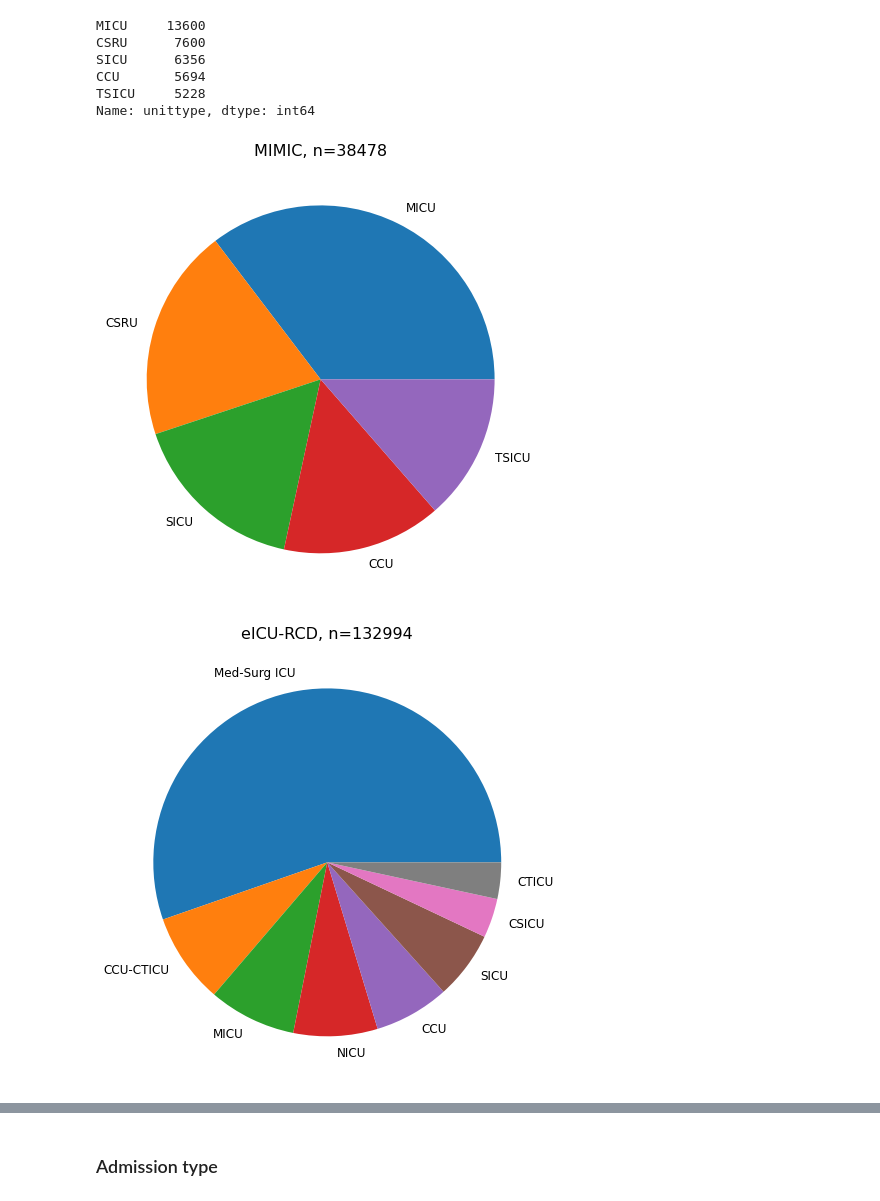
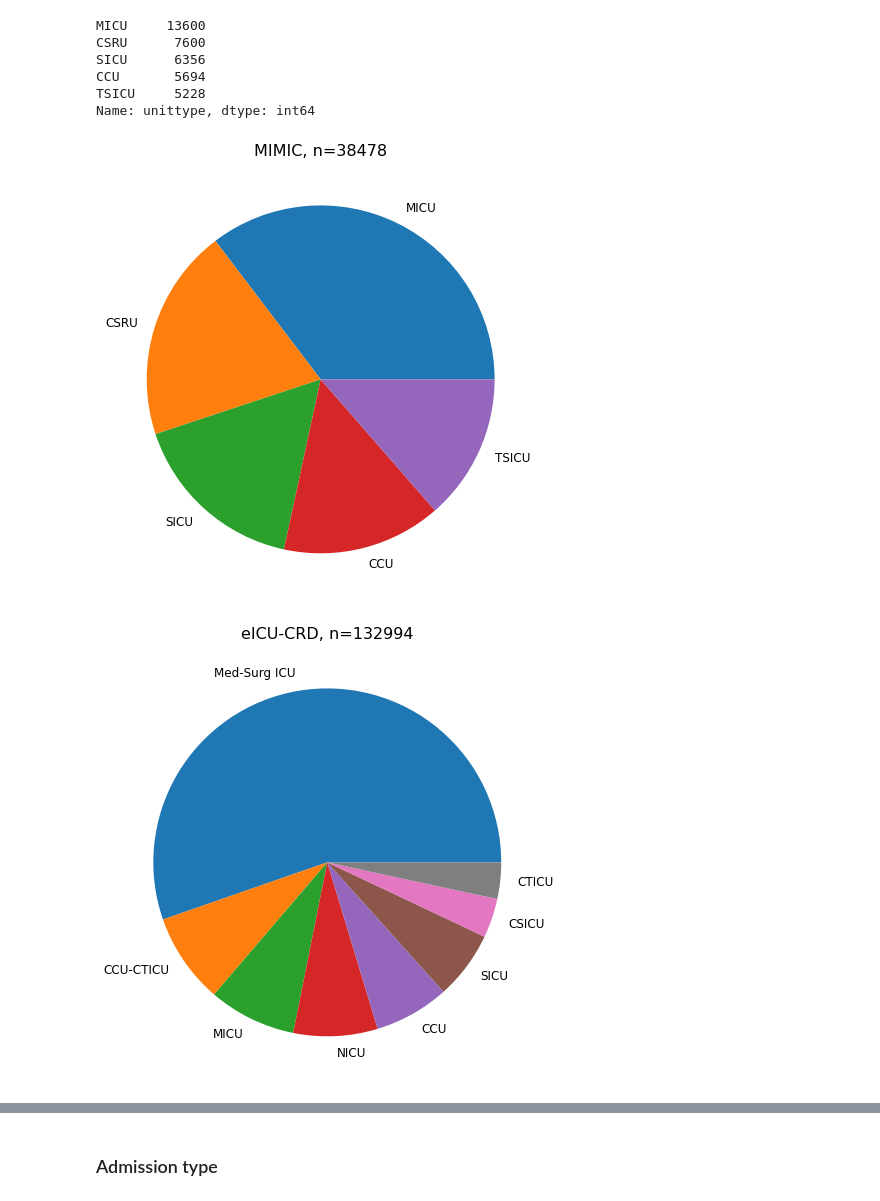
Before and after one commit to xhr0506/ICU-labtest, a Jupyter notebook: notebooks/07-lab_results_selected_detailed.ipynb, the cells around one changed output, grey strips where cells are left out. Saved outputs shown, nothing was run; the diff lists cells and outputs as text; code cells hidden in the pictures.

```diff
--- a/notebooks/07-lab_results_selected_detailed.ipynb
+++ b/notebooks/07-lab_results_selected_detailed.ipynb
@@ -331,7 +331,7 @@ plt.pie(data_eicu['unittype'].value_counts(),
        startangle =0)
 number=np.sum(data_eicu['unittype'].notnull())
 plt.ylabel('')
-plt.title('eICU-RCD, n={}'.format(number),fontsize=16)
+plt.title('eICU-CRD, n={}'.format(number),fontsize=16)
 plt.savefig('../figures/database description/eicu icu types.png', dpi=300)
 
 plt.figure(figsize=(8,8))
@@ -341,34 +341,34 @@ plt.pie(data_plagh['unittype'].value_counts(),
        #autopct = '%3.2f%%',
        startangle =0)
 number=np.sum(data_plagh['unittype'].notnull())
 plt.ylabel('')
 plt.title('PLAGH-ICU db, n={}'.format(number),fontsize=16)
 plt.savefig('../figures/database description/plagh icu types.png', dpi=300)
 
 plt.figure(figsize=(8,8))
 plt.pie(data_aumc['unittype'].value_counts(),
        labels=data_aumc['unittype'].value_counts().keys(),
        #colors=[icutype_color[x] for x in data_aumc['unittype'].value_counts().keys().values],
        #autopct = '%3.2f%%',
        startangle =0)
 number=np.sum(data_aumc['unittype'].notnull())
 plt.ylabel('')
 plt.title('AUMCdb, n={}'.format(number),fontsize=16)
 plt.savefig('../figures/database description/aumc icu types.png', dpi=300)
 
 plt.figure(figsize=(8,8))
 plt.pie(data_HJ23['unittype'].value_counts(),
        labels=data_HJ23['unittype'].value_counts().keys(),
        #colors=[icutype_color[x] for x in data_HJ23['unittype'].value_counts().keys().values],
        #autopct = '%3.2f%%',
        startangle =0)
 number=np.sum(data_HJ23['unittype'].notnull())
 plt.ylabel('')
 plt.title('UCIHJ23 db, n={}'.format(number),fontsize=16)
 plt.savefig('../figures/database description/hj23 icu types.png', dpi=300)
 # %% [output]
 [figure]
-[figure, old version]
+[figure, new version]
 [figure]
 [figure]
 [figure]
```
Also changed, not shown: parts of 8 cells of this notebook, 36 other files.
